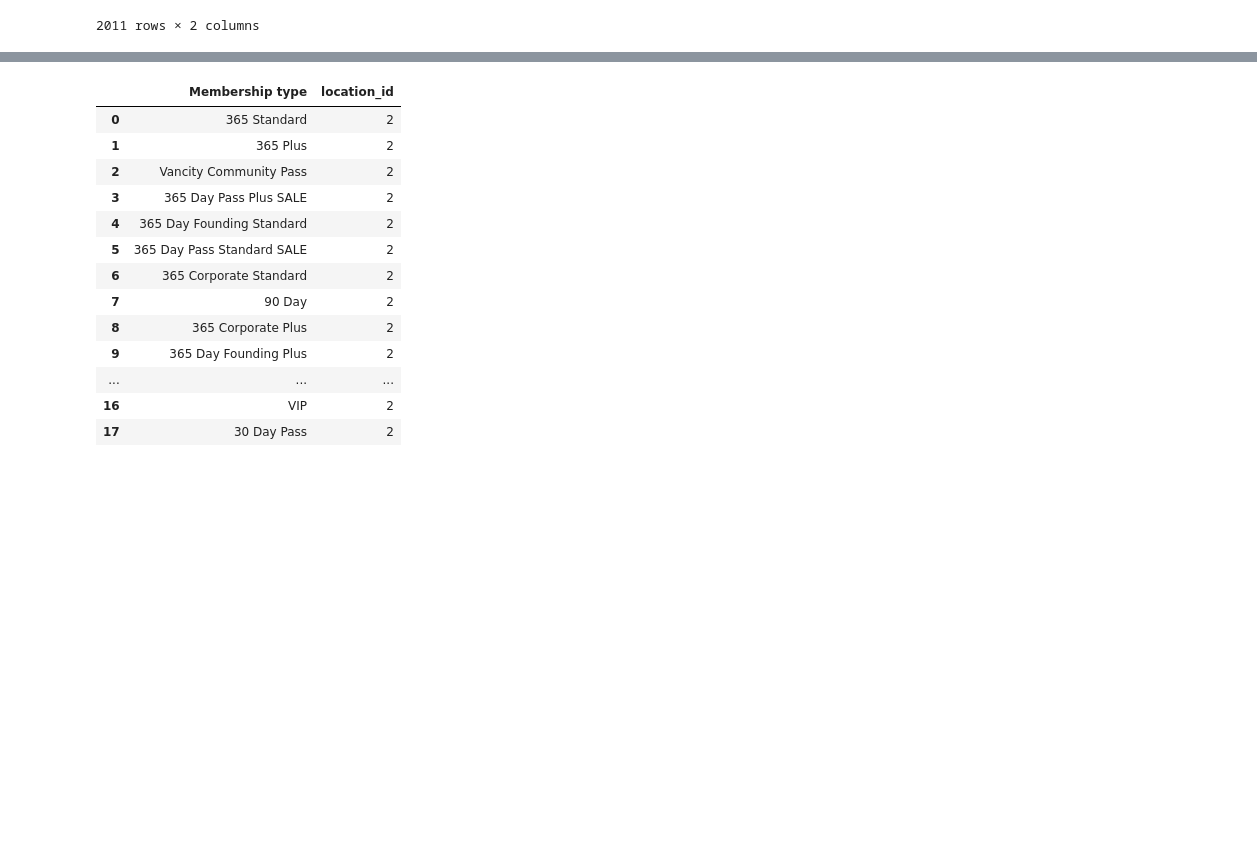
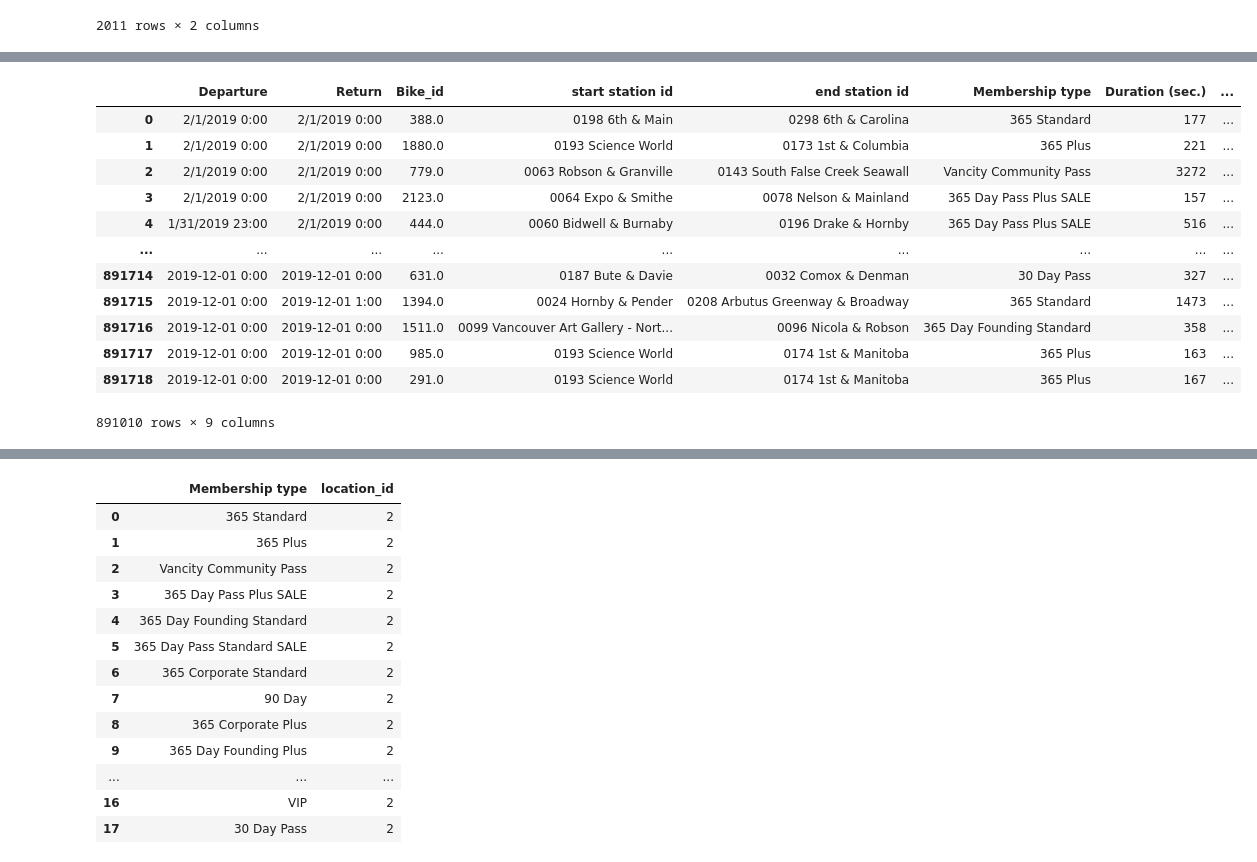
Before and after one commit to JeganS948/project2, a Jupyter notebook: resources/2_vancouver_canada/vancouver_bikeshare.ipynb, the cells around one changed output, grey strips where cells are left out. Cells and saved outputs as stored; diff of their text form; code cells hidden in the pictures; blank space fills up the shorter version.

```diff
--- a/resources/2_vancouver_canada/vancouver_bikeshare.ipynb
+++ b/resources/2_vancouver_canada/vancouver_bikeshare.ipynb
@@ -220,6 +235,21 @@ bike_share= bike_share.loc[(bike_share["Return"]!= "1900-01-00 0:00")]
 # %%
-# Display Data Table for Preview - Q1
+# Display Data Table for Preview
 bike_share["Member Type"]=bike_share["Membership type"]
+bike_share
+# %% [output]
+|  | Departure | Return | Bike_id | start station id | end station id | Membership type | Duration (sec.) | ... |
+| 0 | 2/1/2019 0:00 | 2/1/2019 0:00 | 388.0 | 0198 6th & Main | 0298 6th & Carolina | 365 Standard | 177 | ... |
+| 1 | 2/1/2019 0:00 | 2/1/2019 0:00 | 1880.0 | 0193 Science World | 0173 1st & Columbia | 365 Plus | 221 | ... |
+| 2 | 2/1/2019 0:00 | 2/1/2019 0:00 | 779.0 | 0063 Robson & Granville | 0143 South False Creek Seawall | Vancity Community Pass | 3272 | ... |
+| 3 | 2/1/2019 0:00 | 2/1/2019 0:00 | 2123.0 | 0064 Expo & Smithe | 0078 Nelson & Mainland | 365 Day Pass Plus SALE | 157 | ... |
+| 4 | 1/31/2019 23:00 | 2/1/2019 0:00 | 444.0 | 0060 Bidwell & Burnaby | 0196 Drake & Hornby | 365 Day Pass Plus SALE | 516 | ... |
+| ... | ... | ... | ... | ... | ... | ... | ... | ... |
+| 891714 | 2019-12-01 0:00 | 2019-12-01 0:00 | 631.0 | 0187 Bute & Davie | 0032 Comox & Denman | 30 Day Pass | 327 | ... |
+| 891715 | 2019-12-01 0:00 | 2019-12-01 1:00 | 1394.0 | 0024 Hornby & Pender | 0208 Arbutus Greenway & Broadway | 365 Standard | 1473 | ... |
+| 891716 | 2019-12-01 0:00 | 2019-12-01 0:00 | 1511.0 | 0099 Vancouver Art Gallery - Nort... | 0096 Nicola & Robson | 365 Day Founding Standard | 358 | ... |
+| 891717 | 2019-12-01 0:00 | 2019-12-01 0:00 | 985.0 | 0193 Science World | 0174 1st & Manitoba | 365 Plus | 163 | ... |
+| 891718 | 2019-12-01 0:00 | 2019-12-01 0:00 | 291.0 | 0193 Science World | 0174 1st & Manitoba | 365 Plus | 167 | ... |
+891010 rows × 9 columns
 # %%
 # drop columns
 i =["Member Type"]
```
Also changed, not shown: parts of 7 cells of this notebook.
